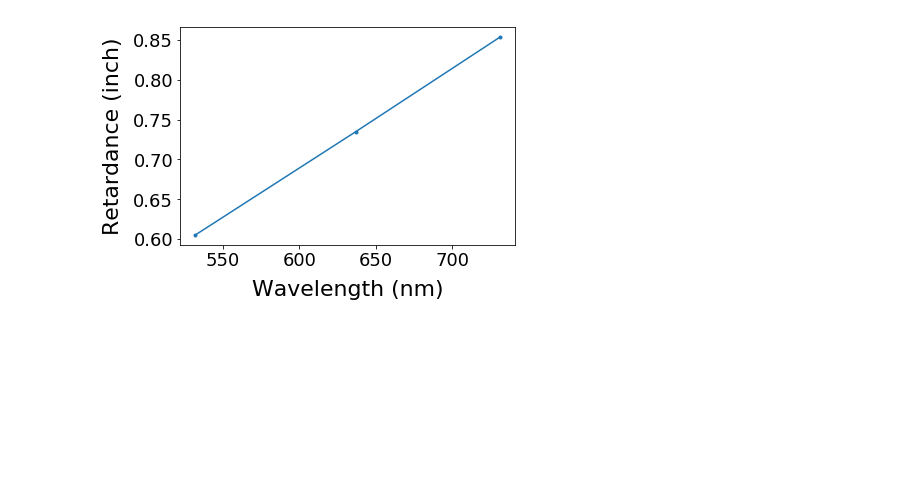
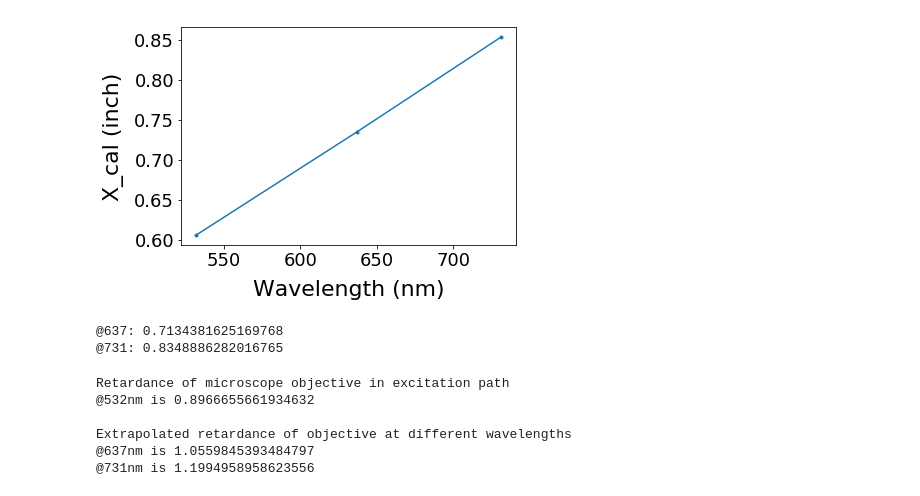
Before and after one commit to RaphaelSura/PythonPhotonicsLab, a Jupyter notebook: AnalyzeData/PolarizationCalibration.ipynb, the cells around one changed output. Drawn from its saved outputs; the diff is of its cells as text; code cells hidden in the pictures; blank space fills up the shorter version.

```diff
--- a/AnalyzeData/PolarizationCalibration.ipynb
+++ b/AnalyzeData/PolarizationCalibration.ipynb
@@ -1,16 +0,0 @@
-# %%
-import sys
-sys.path.append("..")
-import matplotlib
-%matplotlib inline
-import matplotlib.pyplot as plt
-from LowLevelModules.GeneralFunctions import prettify_plot
-import numpy as np
-
-wvl = [532, 637, 731.2]
-retardance = [0.6052, 0.735, 0.8536]
-fig, ax = plt.subplots()
-ax.plot(wvl, retardance, '.-')
-prettify_plot(ax, "Wavelength (nm)", "Retardance (inch)")
-# %% [output]
-[figure, removed]
@@ -16,0 +28,38 @@ prettify_plot(ax, "Wavelength (nm)", "Retardance (inch)")
+# %%
+# r=retardance, x=micrometer reading,
+# micrometer reading of full wave retardance
+x_cal = {532: 0.6058, 637: 0.735, 731: 0.8536}
+x_sbc_meas = {532: 0.0626, 637: 0.72-0.735, 731: 0.793-0.854}
+x_sbc = {}
+r_dut = {}
+fig, ax = plt.subplots()
+ax.plot(x_cal.keys(), x_cal.values(), '.-')
+prettify_plot(ax, "Wavelength (nm)", "X_cal (inch)")
+# %% [output]
+[figure, added]
+# %%
+# check consistency of calibrated versus extrapolated values
+print(f"@637: {micro_setting(1, 637, 532, x_cal[532])}")
+print(f"@731: {micro_setting(1, 731, 637, x_cal[637])}")
+# %% [output]
+@637: 0.7134381625169768
+@731: 0.8348886282016765
+# %%
+# excitation path
+x_sbc[532] = 0.0626
+wv = 532
+r_dut[532] = retardance(x_cal[532], x_sbc[532])
+print("Retardance of microscope objective in excitation path")
+print(f"@532nm is {r_dut[532]}")
+r_dut[637] = r_dut[532] * 637 * biref(637) / (532 * biref(532))
+r_dut[731] = r_dut[532] * 731 * biref(731) / (532 * biref(532))
+print("\nExtrapolated retardance of objective at different wavelengths")
+print(f"@637nm is {r_dut[637]}")
+print(f"@731nm is {r_dut[731]}")
+# %% [output]
+Retardance of microscope objective in excitation path
+@532nm is 0.8966655661934632
+
+Extrapolated retardance of objective at different wavelengths
+@637nm is 1.0559845393484797
+@731nm is 1.1994958958623556
```
Also changed, not shown: parts of 5 cells of this notebook, 8 other files.
